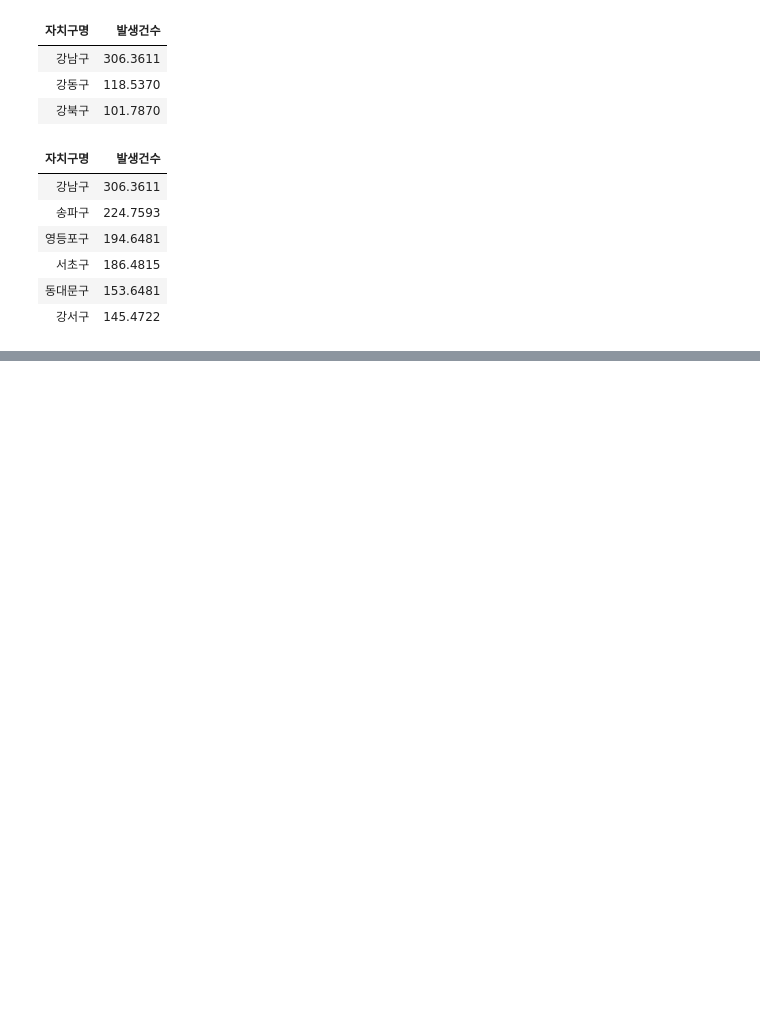
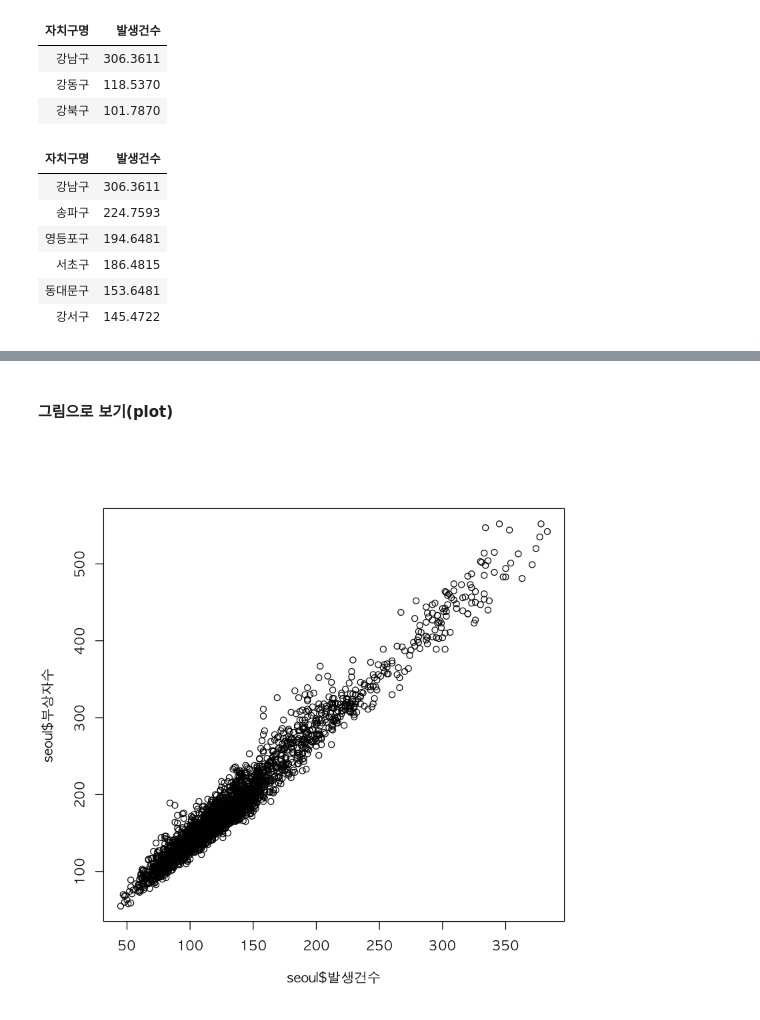
Before and after one commit to JeongYouYoung/R, a Jupyter notebook: 08. 파일 입출력.ipynb, the cells around one changed output, grey strips where cells are left out. Cells and saved outputs as stored; diff of their text form; code cells hidden in the pictures; blank space fills up the shorter version.

```diff
--- a/08. 파일 입출력.ipynb
+++ b/08. 파일 입출력.ipynb
@@ -758,0 +860,7 @@ head(arrange(regionAcc.mean, desc(발생건수)),6)
+# %% [markdown]
+#### 그림으로 보기(plot)
+# %%
+par(family = "AppleGothic")
+plot(seoul$발생건수,seoul$부상자수)
+# %% [output]
+[figure, added]
```
Also changed, not shown: parts of 27 cells of this notebook, 4 other files.
